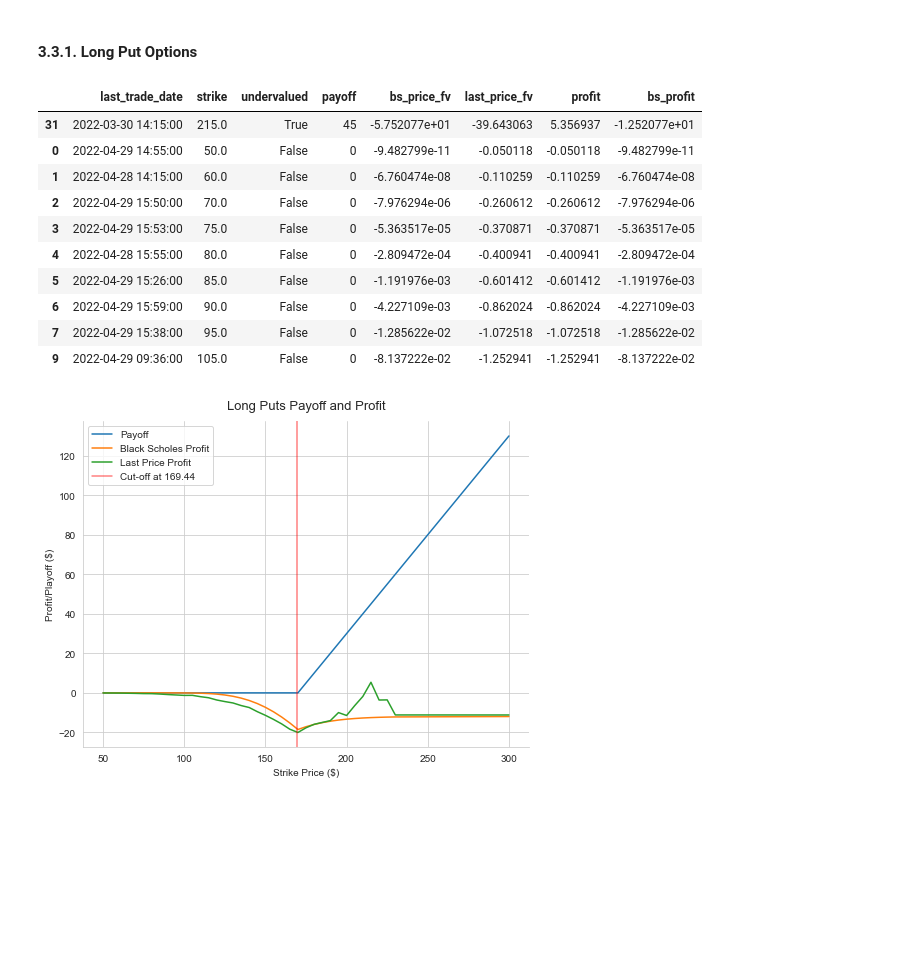
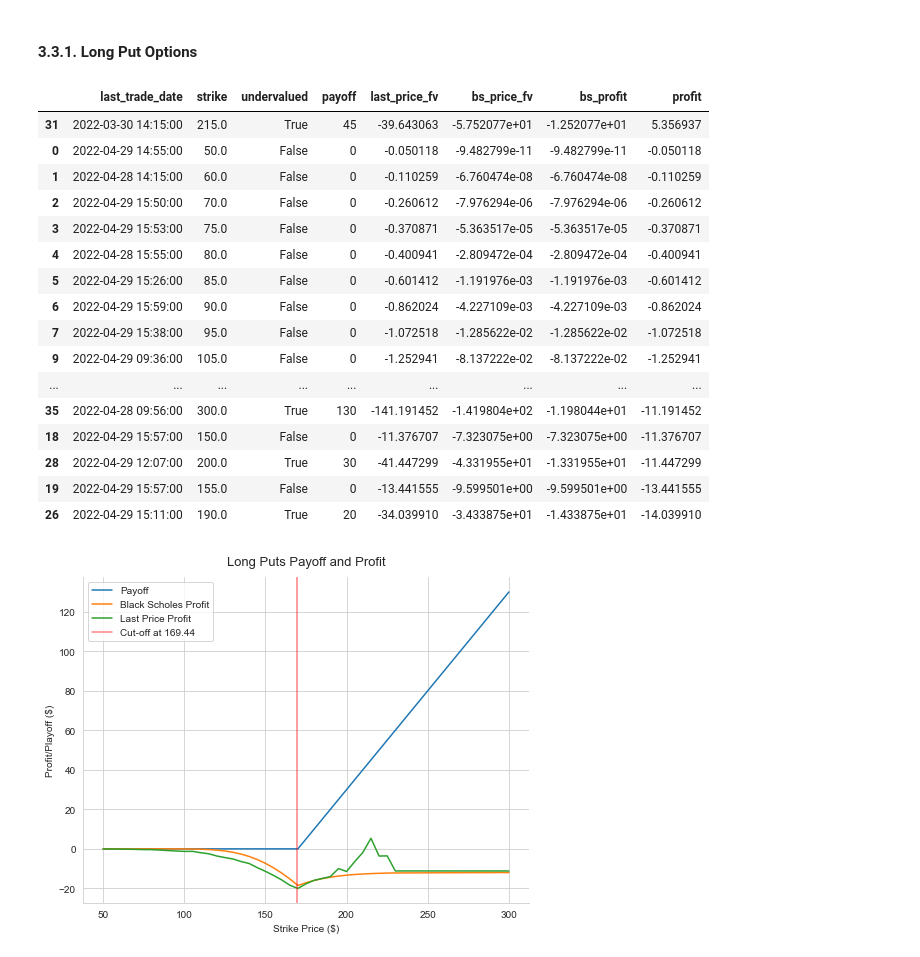
Before and after one commit to dennisjooo/Apple-BlackScholes-GBM, a Jupyter notebook: UTS_Code.ipynb, the cells around one changed output. Saved outputs shown, nothing was run; the diff lists cells and outputs as text; code cells hidden in the pictures; blank space fills up the shorter version.

```diff
--- a/UTS_Code.ipynb
+++ b/UTS_Code.ipynb
@@ -326,21 +312,27 @@ puts.head()
 # %%
 # Calculating the payoff and profit for longing a call
 puts_long = payoff_profit(puts, mean_price, r = ir, period = t, kind = 'put', option_type = 'long')
 
 # Previewing the result of longing a put
-puts_long.sort_values(by = 'profit', ascending = False).head(10)
+puts_long.sort_values(by = 'profit', ascending = False).head(30)
 # %% [output]
-|  | last_trade_date | strike | undervalued | payoff | bs_price_fv | last_price_fv | profit | bs_profit |
-| 31 | 2022-03-30 14:15:00 | 215.0 | True | 45 | -5.752077e+01 | -39.643063 | 5.356937 | -1.252077e+01 |
-| 0 | 2022-04-29 14:55:00 | 50.0 | False | 0 | -9.482799e-11 | -0.050118 | -0.050118 | -9.482799e-11 |
-| 1 | 2022-04-28 14:15:00 | 60.0 | False | 0 | -6.760474e-08 | -0.110259 | -0.110259 | -6.760474e-08 |
-| 2 | 2022-04-29 15:50:00 | 70.0 | False | 0 | -7.976294e-06 | -0.260612 | -0.260612 | -7.976294e-06 |
-| 3 | 2022-04-29 15:53:00 | 75.0 | False | 0 | -5.363517e-05 | -0.370871 | -0.370871 | -5.363517e-05 |
-| 4 | 2022-04-28 15:55:00 | 80.0 | False | 0 | -2.809472e-04 | -0.400941 | -0.400941 | -2.809472e-04 |
-| 5 | 2022-04-29 15:26:00 | 85.0 | False | 0 | -1.191976e-03 | -0.601412 | -0.601412 | -1.191976e-03 |
-| 6 | 2022-04-29 15:59:00 | 90.0 | False | 0 | -4.227109e-03 | -0.862024 | -0.862024 | -4.227109e-03 |
-| 7 | 2022-04-29 15:38:00 | 95.0 | False | 0 | -1.285622e-02 | -1.072518 | -1.072518 | -1.285622e-02 |
-| 9 | 2022-04-29 09:36:00 | 105.0 | False | 0 | -8.137222e-02 | -1.252941 | -1.252941 | -8.137222e-02 |
+|  | last_trade_date | strike | undervalued | payoff | last_price_fv | bs_price_fv | bs_profit | profit |
+| 31 | 2022-03-30 14:15:00 | 215.0 | True | 45 | -39.643063 | -5.752077e+01 | -1.252077e+01 | 5.356937 |
+| 0 | 2022-04-29 14:55:00 | 50.0 | False | 0 | -0.050118 | -9.482799e-11 | -9.482799e-11 | -0.050118 |
+| 1 | 2022-04-28 14:15:00 | 60.0 | False | 0 | -0.110259 | -6.760474e-08 | -6.760474e-08 | -0.110259 |
+| 2 | 2022-04-29 15:50:00 | 70.0 | False | 0 | -0.260612 | -7.976294e-06 | -7.976294e-06 | -0.260612 |
+| 3 | 2022-04-29 15:53:00 | 75.0 | False | 0 | -0.370871 | -5.363517e-05 | -5.363517e-05 | -0.370871 |
+| 4 | 2022-04-28 15:55:00 | 80.0 | False | 0 | -0.400941 | -2.809472e-04 | -2.809472e-04 | -0.400941 |
+| 5 | 2022-04-29 15:26:00 | 85.0 | False | 0 | -0.601412 | -1.191976e-03 | -1.191976e-03 | -0.601412 |
+| 6 | 2022-04-29 15:59:00 | 90.0 | False | 0 | -0.862024 | -4.227109e-03 | -4.227109e-03 | -0.862024 |
+| 7 | 2022-04-29 15:38:00 | 95.0 | False | 0 | -1.072518 | -1.285622e-02 | -1.285622e-02 | -1.072518 |
+| 9 | 2022-04-29 09:36:00 | 105.0 | False | 0 | -1.252941 | -8.137222e-02 | -8.137222e-02 | -1.252941 |
+| ... | ... | ... | ... | ... | ... | ... | ... | ... |
+| 35 | 2022-04-28 09:56:00 | 300.0 | True | 130 | -141.191452 | -1.419804e+02 | -1.198044e+01 | -11.191452 |
+| 18 | 2022-04-29 15:57:00 | 150.0 | False | 0 | -11.376707 | -7.323075e+00 | -7.323075e+00 | -11.376707 |
+| 28 | 2022-04-29 12:07:00 | 200.0 | True | 30 | -41.447299 | -4.331955e+01 | -1.331955e+01 | -11.447299 |
+| 19 | 2022-04-29 15:57:00 | 155.0 | False | 0 | -13.441555 | -9.599501e+00 | -9.599501e+00 | -13.441555 |
+| 26 | 2022-04-29 15:11:00 | 190.0 | True | 20 | -34.039910 | -3.433875e+01 | -1.433875e+01 | -14.039910 |
 # %%
 # Plotting the profit relative to strike price
 plot_payoff_profit(data = puts_long, cutoff = mean_price, title = 'Long Puts Payoff and Profit', save = True)
```
Also changed, not shown: parts of 16 cells of this notebook, 12 other files.
